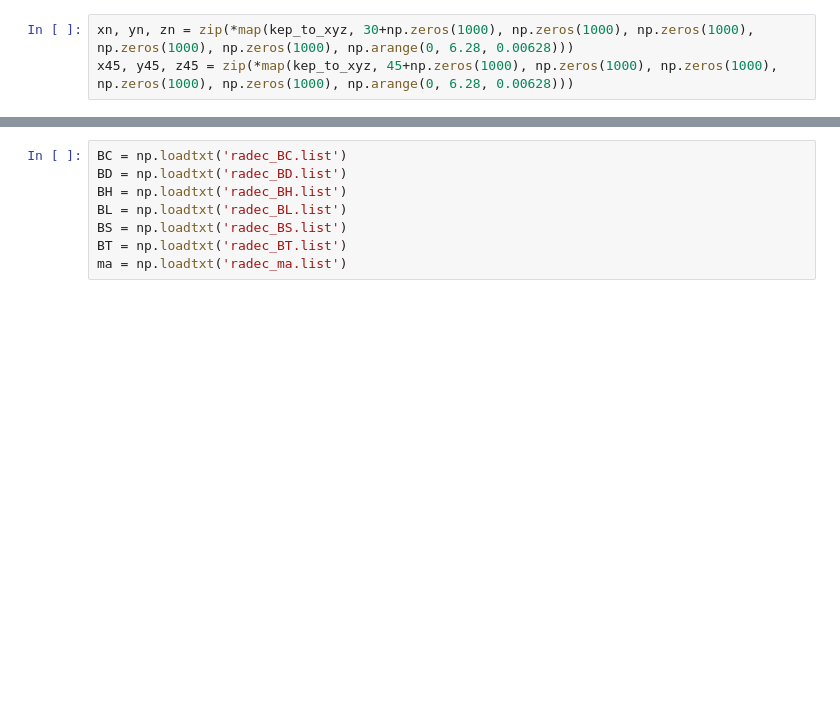
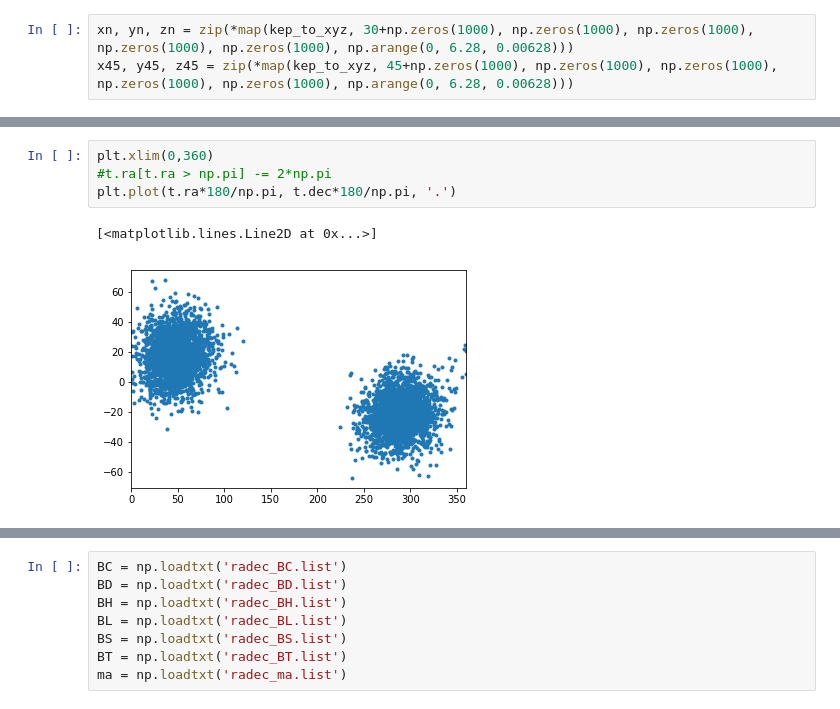
Before and after one commit to sevenlin123/fake_tno, a Jupyter notebook: plutino.ipynb, the cells around one changed output, grey strips where cells are left out. Cells and saved outputs as stored; diff of their text form; blank space fills up the shorter version.

```diff
--- a/plutino.ipynb
+++ b/plutino.ipynb
@@ -319 +81,8 @@ py.iplot(fig)
+# %%
+plt.xlim(0,360)
+#t.ra[t.ra > np.pi] -= 2*np.pi
+plt.plot(t.ra*180/np.pi, t.dec*180/np.pi, '.')
+# %% [output]
+[<matplotlib.lines.Line2D at 0x...>]
+[figure, added]
 # %%
```
Also changed, not shown: parts of 43 cells of this notebook, 16 other files.
